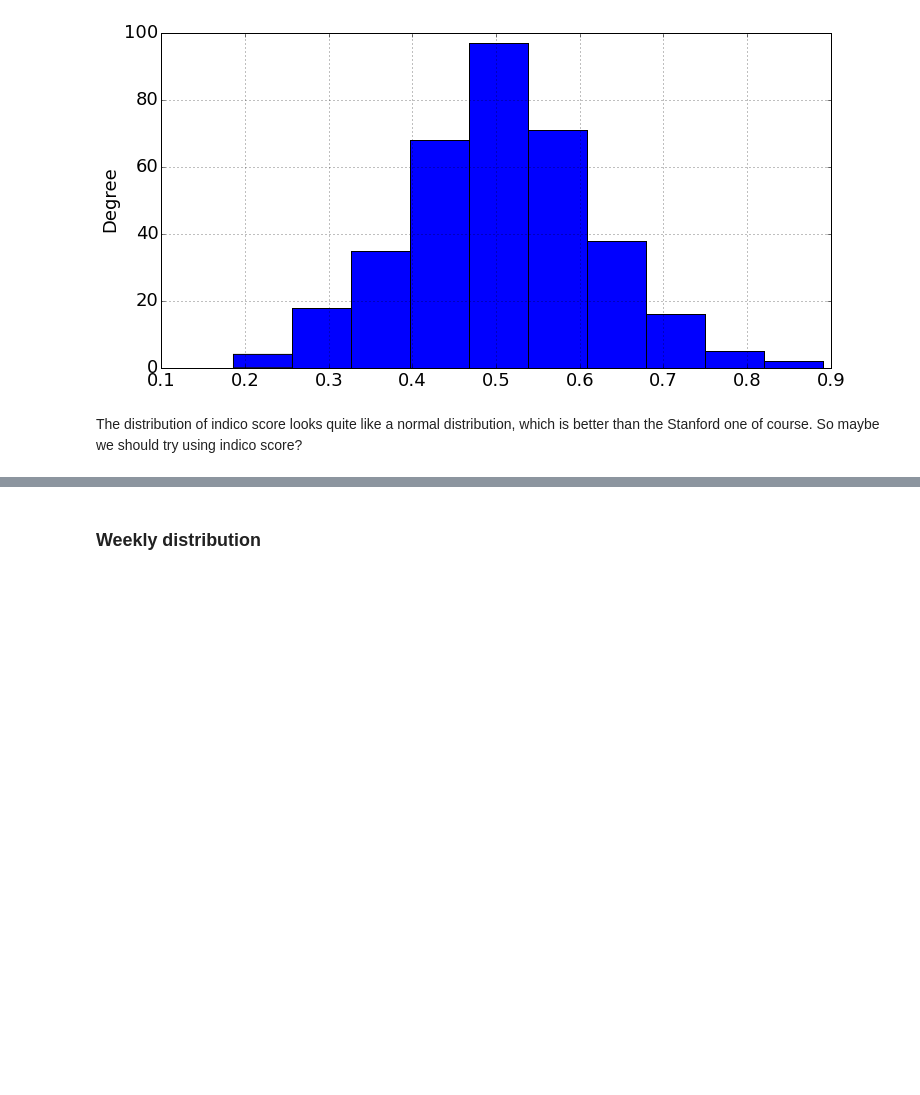
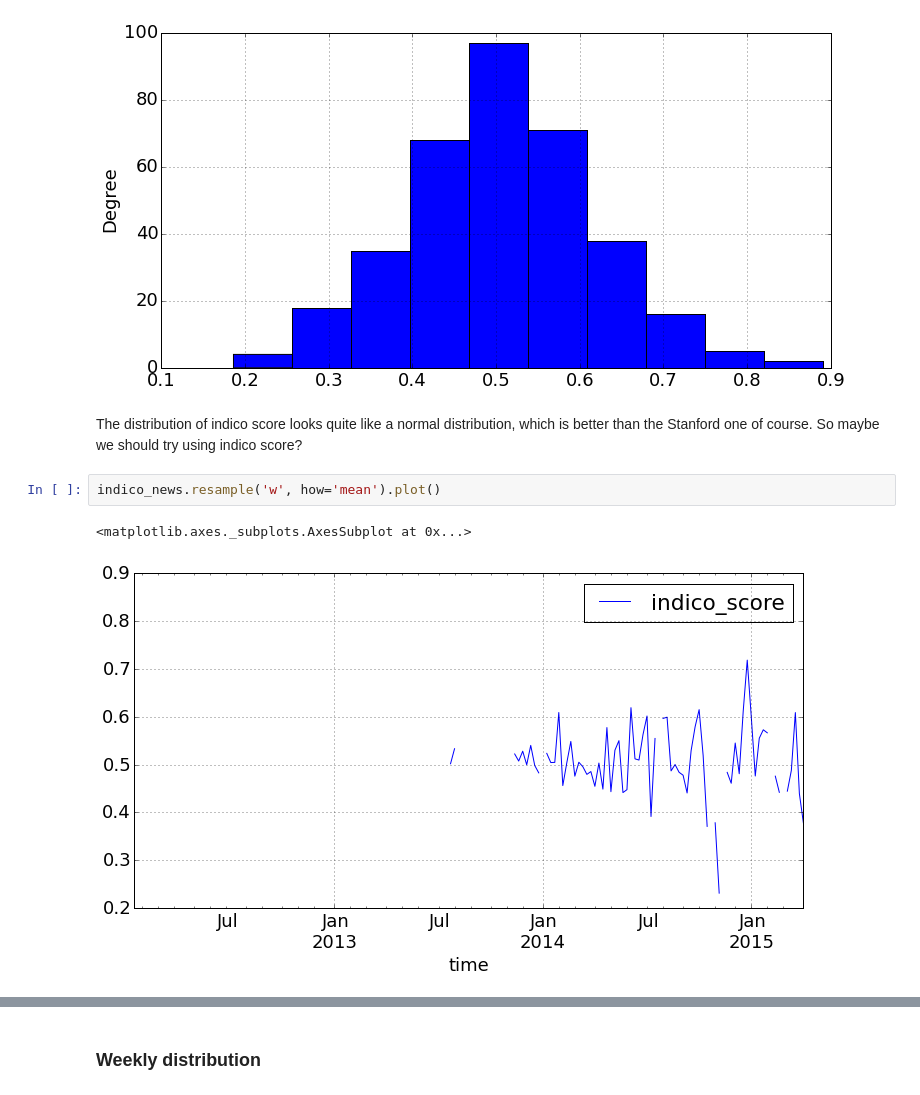
Before and after one commit to yyl/btc-price-analysis, a Jupyter notebook: notes/news_analysis.ipynb, the cells around one changed output, grey strips where cells are left out. Drawn from its saved outputs; the diff is of its cells as text; blank space fills up the shorter version.

```diff
--- a/notes/news_analysis.ipynb
+++ b/notes/news_analysis.ipynb
@@ -90,3 +100,8 @@ indico_news.indico_score.plot(kind='hist')
 [figure]
 # %% [markdown]
 The distribution of indico score looks quite like a normal distribution, which is better than the Stanford one of course. So maybe we should try using indico score?
+# %%
+indico_news.resample('w', how='mean').plot()
+# %% [output]
+<matplotlib.axes._subplots.AxesSubplot at 0x...>
+[figure, added]
```
Also changed, not shown: parts of 9 cells of this notebook.
